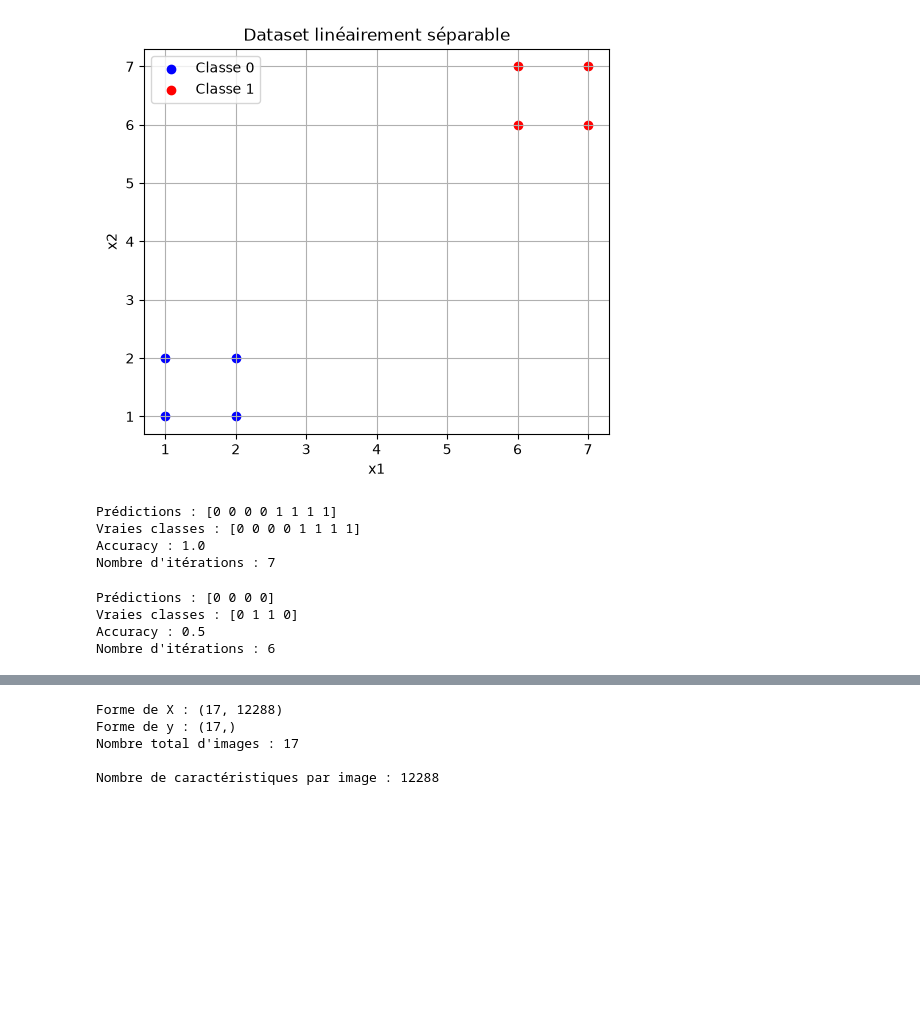
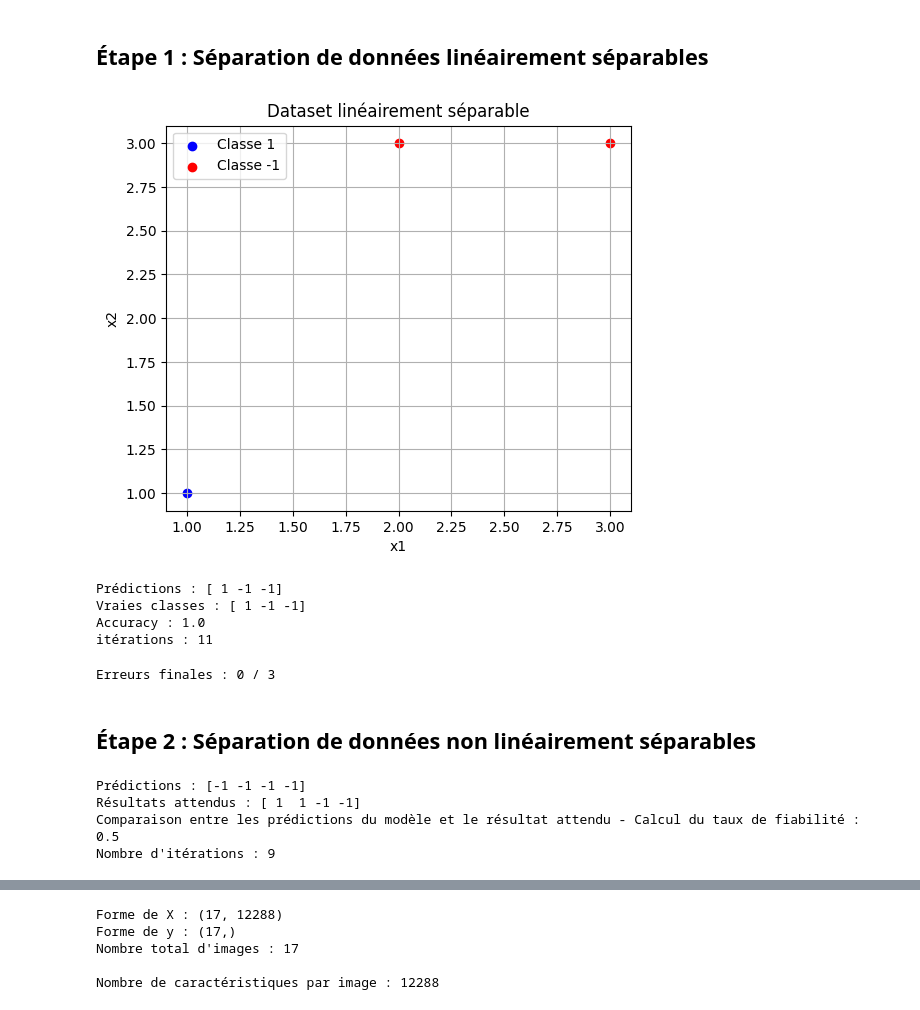
Before and after one commit to Helsy-3/Projet-annuel-3JIABD, a Jupyter notebook: projet.ipynb, the cells around one changed output, grey strips where cells are left out. Saved outputs shown, nothing was run; the diff lists cells and outputs as text; code cells hidden in the pictures; blank space fills up the shorter version.

Commit message:
Ajoute les algos C (perceptron, XOR, PMC), le lien ctypes vers Python, et le debut de l'application

```diff
--- a/projet.ipynb
+++ b/projet.ipynb
@@ -10,47 +11,41 @@ from PIL import Image
+# %% [markdown]
+## Étape 1 : Séparation de données linéairement séparables
 # %%
-""" ETAPE 1 - SEPARATION DE DONNEES LINEAIREMENT SEPARABLES """
-
 X = np.array([
     [1, 1],
-    [1, 2],
-    [2, 1],
-    [2, 2],
-    [6, 6],
-    [6, 7],
-    [7, 6],
-    [7, 7]
+    [2, 3],
+    [3, 3]
 ])
 
 y = np.array([
-    0, 0, 0, 0,
-    1, 1, 1, 1
+    1, -1, -1
 ])
 # %%
 plt.figure(figsize=(6, 5))
-
-plt.scatter(
-    X[y == 0, 0],
-    X[y == 0, 1],
-    label="Classe 0",
-    color="blue"
-)
 
 plt.scatter(
     X[y == 1, 0],
     X[y == 1, 1],
     label="Classe 1",
+    color="blue"
+)
+
+plt.scatter(
+    X[y == -1, 0],
+    X[y == -1, 1],
+    label="Classe -1",
     color="red"
 )
 
 plt.xlabel("x1")
 plt.ylabel("x2")
 plt.title("Dataset linéairement séparable")
 plt.legend()
 plt.grid()
 
 plt.show()
 # %% [output]
-[figure, old version]
+[figure, new version]
 # %%
 modele_lineaire = Perceptron(
     max_iter=1000,
@@ -64,27 +59,31 @@ y_pred = modele_lineaire.predict(X)
 print("Prédictions :", y_pred)
 print("Vraies classes :", y)
 print("Accuracy :", accuracy_score(y, y_pred))
-print("Nombre d'itérations :", modele_lineaire.n_iter_)
+print("itérations :", modele_lineaire.n_iter_)
 # %% [output]
-Prédictions : [0 0 0 0 1 1 1 1]
-Vraies classes : [0 0 0 0 1 1 1 1]
+Prédictions : [ 1 -1 -1]
+Vraies classes : [ 1 -1 -1]
 Accuracy : 1.0
-Nombre d'itérations : 7
+itérations : 11
+# %%
+lib_etape1 = ctypes.CDLL("C-algorithms/ETAPE1.basicPerceptron.so")
+lib_etape1.run_perceptron.restype = ctypes.c_int
+erreurs = lib_etape1.run_perceptron()
+print("Erreurs finales :", erreurs, "/ 3")
+# %% [output]
+Erreurs finales : 0 / 3
+# %% [markdown]
+## Étape 2 : Séparation de données non linéairement séparables
 # %%
-""" ETAPE 2 - SEPARATION DONNES NON LINEAIREMENT SEPARABLES """
-
 X_xor = np.array([
+    [1, 0],
+    [0, 1],
     [0, 0],
-    [0, 1],
-    [1, 0],
     [1, 1]
 ])
 
 y_xor = np.array([
-    0,
-    1,
-    1,
-    0
+    1, 1, -1, -1
 ])
 
 modele_perceptron = Perceptron(
@@ -101,10 +100,10 @@ print("Résultats attendus :", y_xor)
 print("Comparaison entre les prédictions du modèle et le résultat attendu - Calcul du taux de fiabilité :", accuracy_score(y_xor, y_pred_xor))
 print("Nombre d'itérations :", modele_perceptron.n_iter_)
 # %% [output]
-Prédictions : [0 0 0 0]
-Vraies classes : [0 1 1 0]
-Accuracy : 0.5
-Nombre d'itérations : 6
+Prédictions : [-1 -1 -1 -1]
+Résultats attendus : [ 1  1 -1 -1]
+Comparaison entre les prédictions du modèle et le résultat attendu - Calcul du taux de fiabilité : 0.5
+Nombre d'itérations : 9
 # %%
 plt.figure(figsize=(6, 5))
 
```
Also changed, not shown: parts of 13 cells of this notebook, 8 other files.
